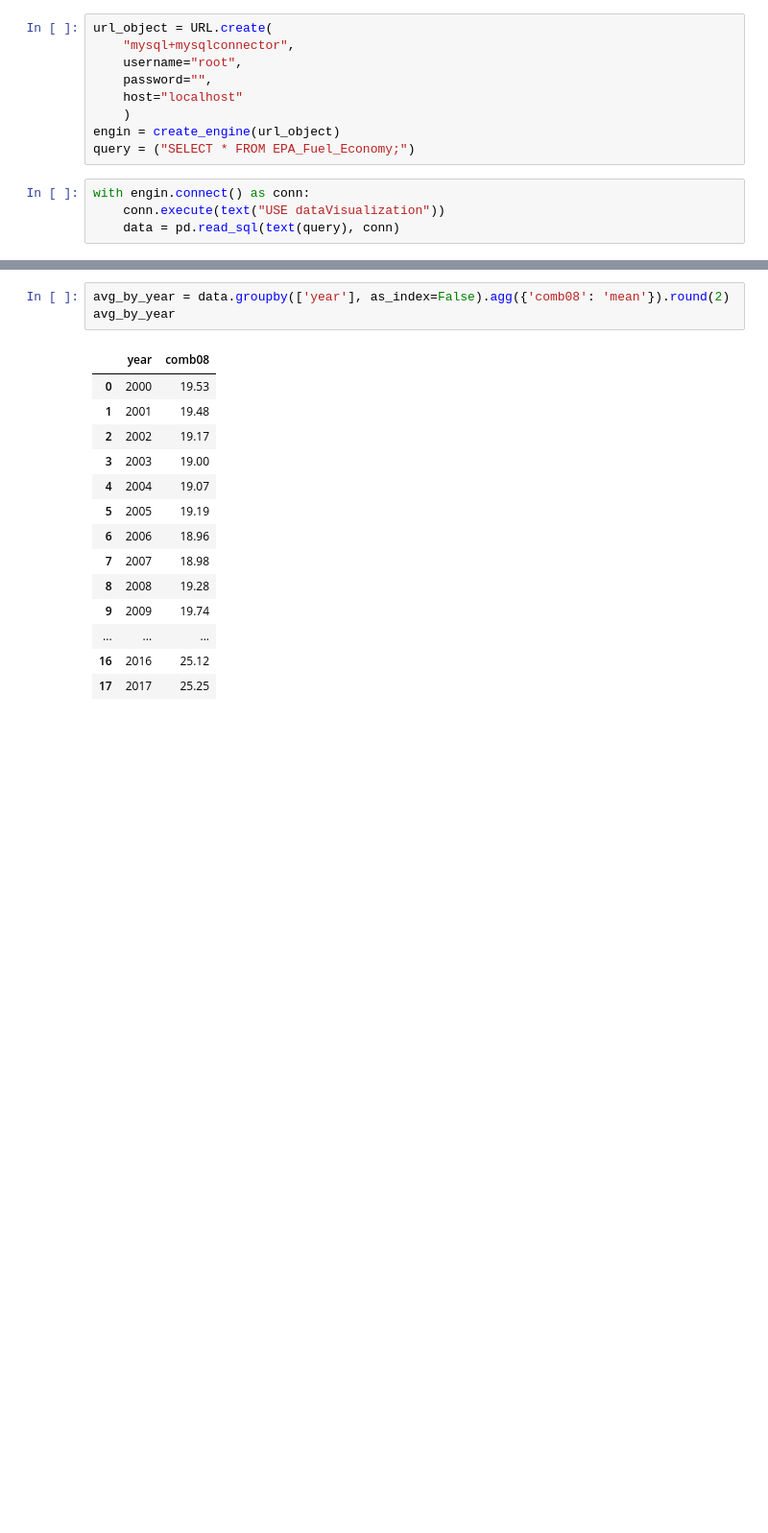
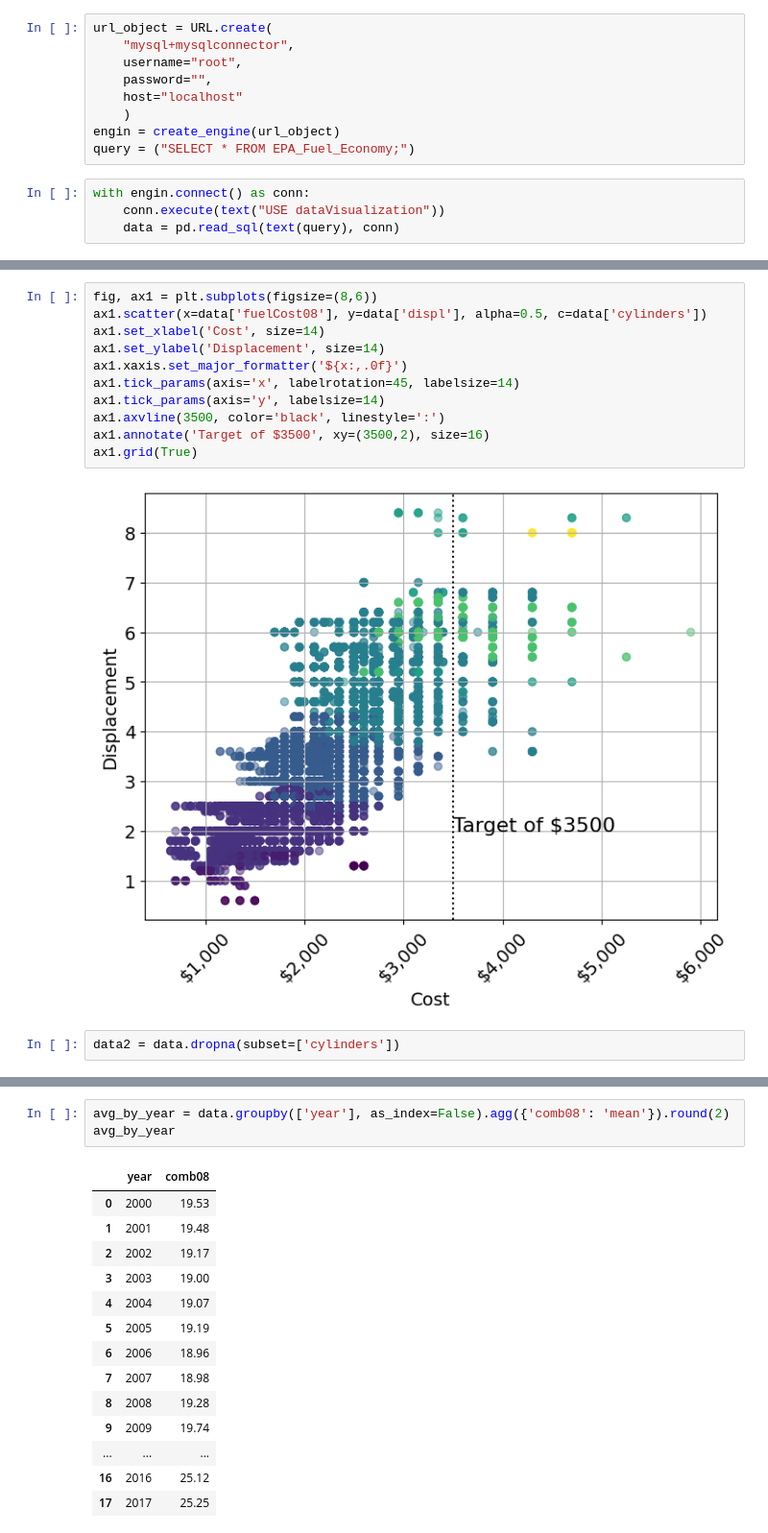
Before and after one commit to masoud533/DataVisualization, a Jupyter notebook: notebooks/CarConsumptionAnalysis/part2.ipynb, the cells around one changed output, grey strips where cells are left out. Shown at 96% size. Saved outputs shown, nothing was run; the diff lists cells and outputs as text; blank space fills up the shorter version.

```diff
--- a/notebooks/CarConsumptionAnalysis/part2.ipynb
+++ b/notebooks/CarConsumptionAnalysis/part2.ipynb
@@ -36,0 +44,15 @@ data.head(10)
+# %%
+fig, ax1 = plt.subplots(figsize=(8,6))
+ax1.scatter(x=data['fuelCost08'], y=data['displ'], alpha=0.5, c=data['cylinders'])
+ax1.set_xlabel('Cost', size=14)
+ax1.set_ylabel('Displacement', size=14)
+ax1.xaxis.set_major_formatter('${x:,.0f}')
+ax1.tick_params(axis='x', labelrotation=45, labelsize=14)
+ax1.tick_params(axis='y', labelsize=14)
+ax1.axvline(3500, color='black', linestyle=':')
+ax1.annotate('Target of $3500', xy=(3500,2), size=16)
+ax1.grid(True)
+# %% [output]
+[figure, added]
+# %%
+data2 = data.dropna(subset=['cylinders'])
```
Also changed, not shown: parts of 4 cells of this notebook.
